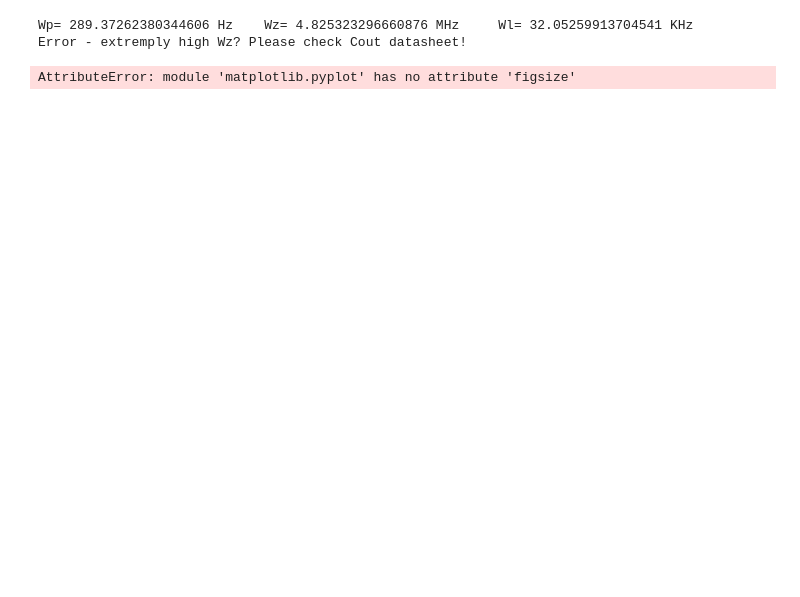
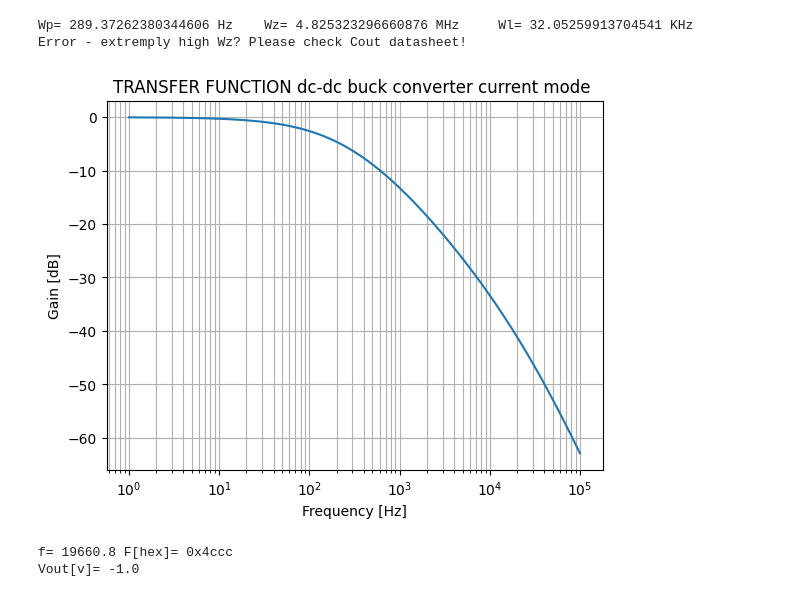
Before and after one commit to mirtcho/motor_control, a Jupyter notebook: jupyter/Untitled4.ipynb, the cells around one changed output. Cells and saved outputs as stored; diff of their text form; code cells hidden in the pictures; blank space fills up the shorter version.

```diff
--- a/jupyter/Untitled4.ipynb
+++ b/jupyter/Untitled4.ipynb
@@ -42,16 +42,29 @@ Error - extremply high Wz? Please check Cout datasheet!
 # %%
 # Calculate the transfer function
 f1 = 1*2*np.pi                         # 1   Hz
 f2 = 100000*2*np.pi                    # 100 KHz
 W=np.linspace(f1,f2,100000)
 y= Avc*(1+W/Wz)/((1+W/Wp)*(1+W/Wl))    # equation (22)
 #
-plt.figsize(16,12)
 plt.semilogx(W/6.28,20*np.log10(y))
 plt.title('TRANSFER FUNCTION dc-dc buck converter current mode ')
 plt.xlabel('Frequency [Hz]')
 plt.ylabel('Gain [dB]')
 plt.grid(which='both', axis='both')
 plt.show()
 # %% [output]
-AttributeError: module 'matplotlib.pyplot' has no attribute 'figsize'
+[figure, added]
+# %%
+# Corware debug DAC
+#(uint16_t) (((fData+offsets[i])/gains[i])*(float)INT16_MAX/2.50f+(float)INT16_MAX));
+fData =-100
+offsets=0
+gains  =100
+INT16_MAX=32768.0
+f=(((fData+offsets)/gains)*INT16_MAX/2.50+(INT16_MAX))
+print ('f=',f,'F[hex]=',hex(int(f)))
+Vout=2.5*(f-32768)/32768
+print ('Vout[v]=',Vout)
+# %% [output]
+f= 19660.8 F[hex]= 0x4ccc
+Vout[v]= -1.0
```
Also changed, not shown: 2 other files.
